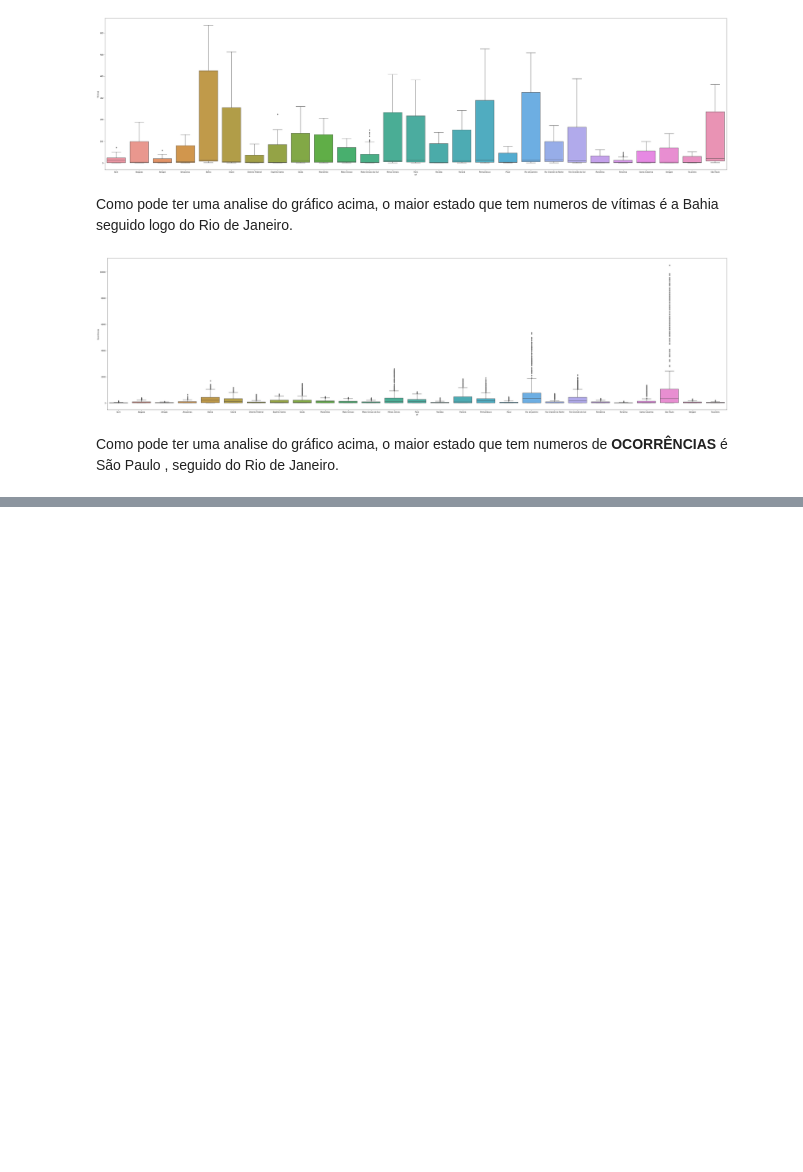
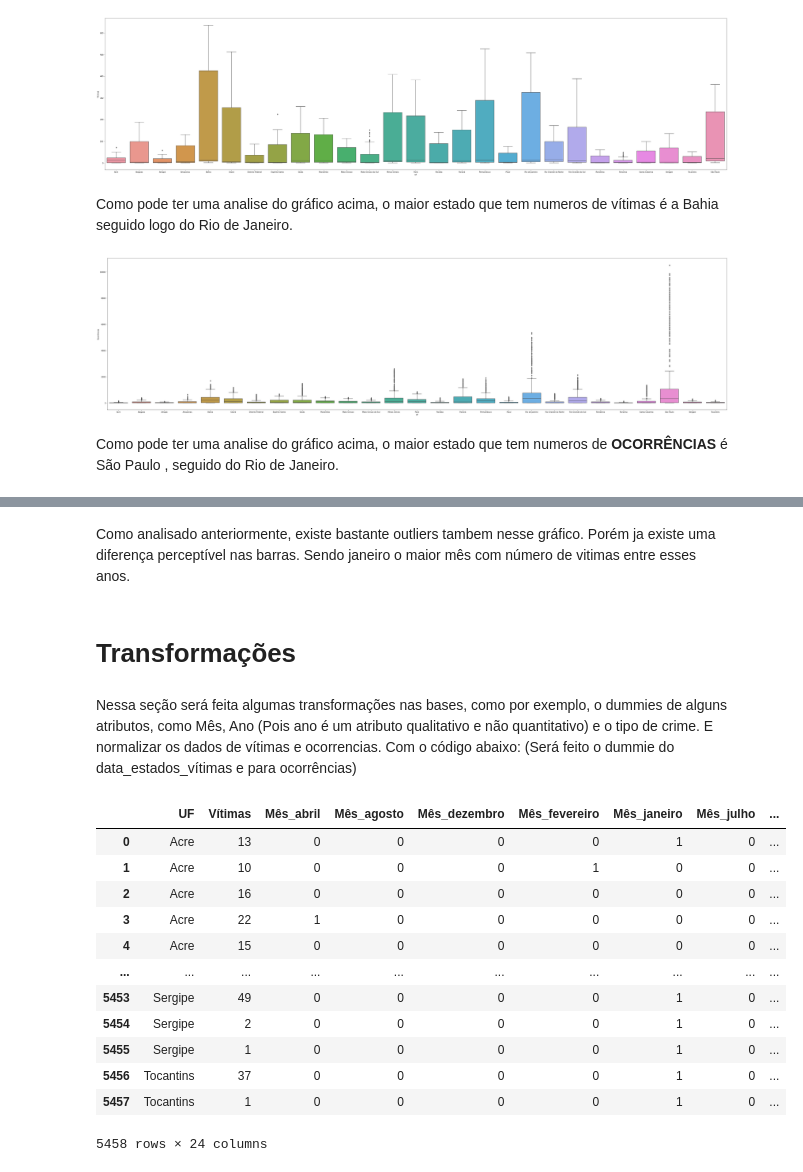
Before and after one commit to Aldo-1/Analise-de-dados-criminais, a Jupyter notebook: Analise.ipynb, the cells around one changed output, grey strips where cells are left out. Saved outputs shown, nothing was run; the diff lists cells and outputs as text; code cells hidden in the pictures; blank space fills up the shorter version.

```diff
--- a/Analise.ipynb
+++ b/Analise.ipynb
@@ -67,0 +87,24 @@ Como pode ter uma analise do gráfico acima, o maior estado que tem numeros de *
+# %% [markdown]
+Como analisado anteriormente, existe bastante outliers tambem nesse gráfico. Porém ja existe uma diferença perceptível nas barras. Sendo janeiro o maior mês com número de vitimas entre esses anos.
+# %% [markdown]
+<h1>Transformações</h1>
+# %% [markdown]
+Nessa seção será feita algumas transformações nas bases, como por exemplo, o dummies de alguns atributos, como Mês, Ano (Pois ano é um atributo qualitativo e não quantitativo) e o tipo de crime. E normalizar os dados de vítimas e ocorrencias. Com o código abaixo: (Será feito o dummie do data_estados_vítimas e para ocorrências)
+# %%
+# Dummie em vítimas primeiro
+data_estados_vítimas = pd.get_dummies(data_estados_vítimas, columns=["Mês", "Ano", "Tipo Crime"])
+data_estados_vítimas
+# %% [output]
+|  | UF | Vítimas | Mês_abril | Mês_agosto | Mês_dezembro | Mês_fevereiro | Mês_janeiro | Mês_julho | ... |
+| 0 | Acre | 13 | 0 | 0 | 0 | 0 | 1 | 0 | ... |
+| 1 | Acre | 10 | 0 | 0 | 0 | 1 | 0 | 0 | ... |
+| 2 | Acre | 16 | 0 | 0 | 0 | 0 | 0 | 0 | ... |
+| 3 | Acre | 22 | 1 | 0 | 0 | 0 | 0 | 0 | ... |
+| 4 | Acre | 15 | 0 | 0 | 0 | 0 | 0 | 0 | ... |
+| ... | ... | ... | ... | ... | ... | ... | ... | ... | ... |
+| 5453 | Sergipe | 49 | 0 | 0 | 0 | 0 | 1 | 0 | ... |
+| 5454 | Sergipe | 2 | 0 | 0 | 0 | 0 | 1 | 0 | ... |
+| 5455 | Sergipe | 1 | 0 | 0 | 0 | 0 | 1 | 0 | ... |
+| 5456 | Tocantins | 37 | 0 | 0 | 0 | 0 | 1 | 0 | ... |
+| 5457 | Tocantins | 1 | 0 | 0 | 0 | 0 | 1 | 0 | ... |
+5458 rows × 24 columns
```
Also changed, not shown: parts of 11 cells of this notebook.
